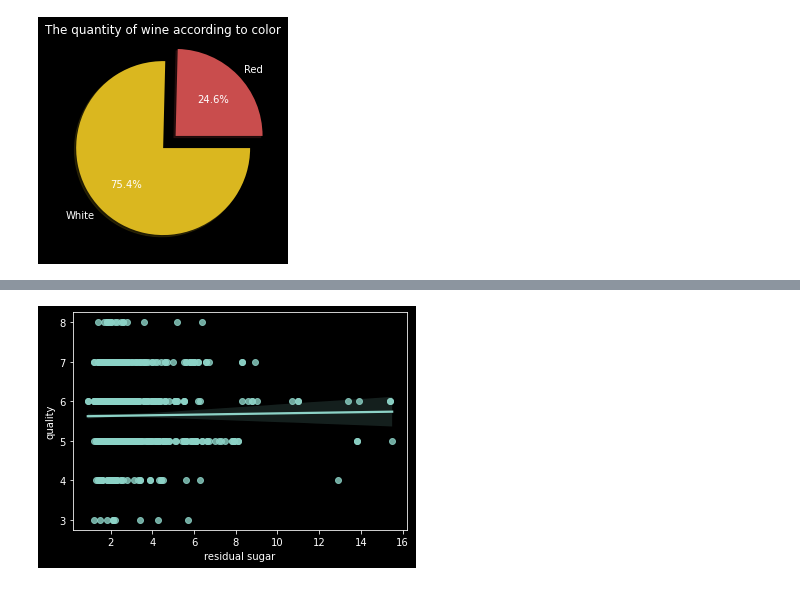
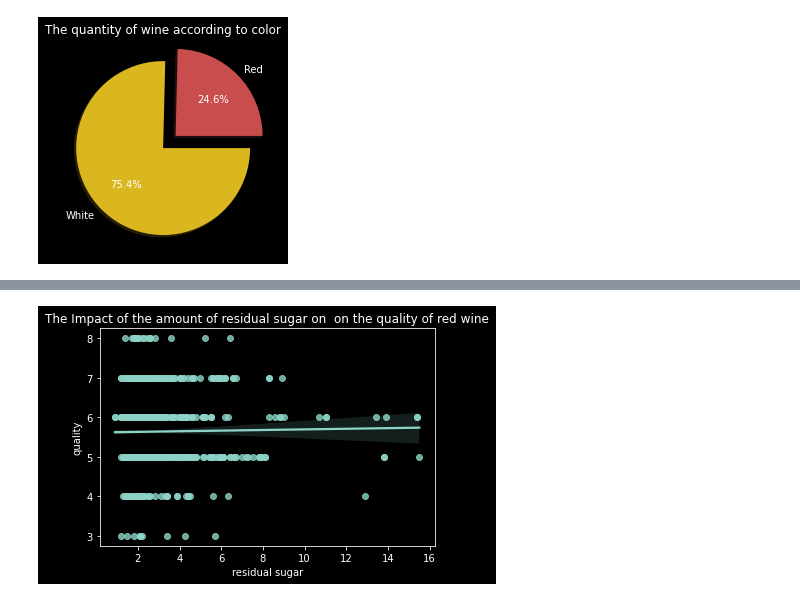
Before and after one commit to YanaOrf/BlueBerryWinery, a Jupyter notebook: BlueBerryWinery.ipynb, the cells around one changed output, grey strips where cells are left out. Cells and saved outputs as stored; diff of their text form; code cells hidden in the pictures.

```diff
--- a/BlueBerryWinery.ipynb
+++ b/BlueBerryWinery.ipynb
@@ -340,6 +370,7 @@ plt.show()
 # %%
-#Scater plot
+#Scater plot The Impact of  residual sugar on  red wine quality
 sns.regplot(data=red_wine2,x="residual sugar", y="quality")
+plt.title("The Impact of the amount of residual sugar on  on the quality of red wine")
 plt.show()
 # %% [output]
-[figure, old version]
+[figure, new version]
```
Also changed, not shown: parts of 10 cells of this notebook.
